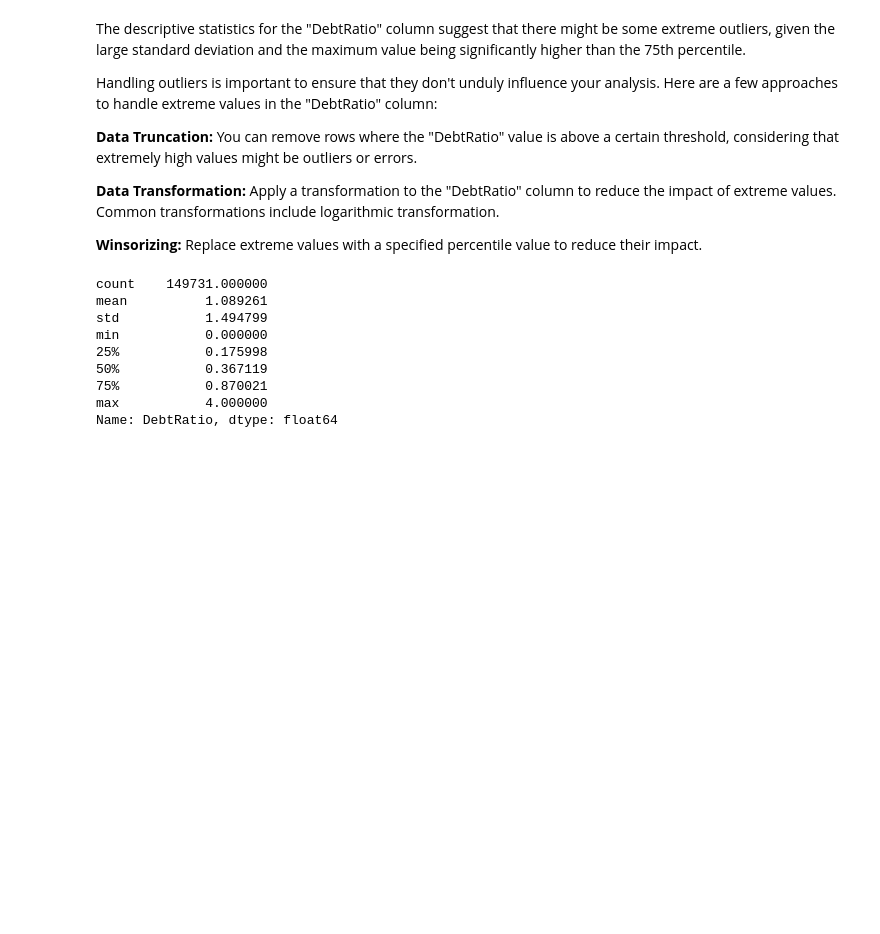
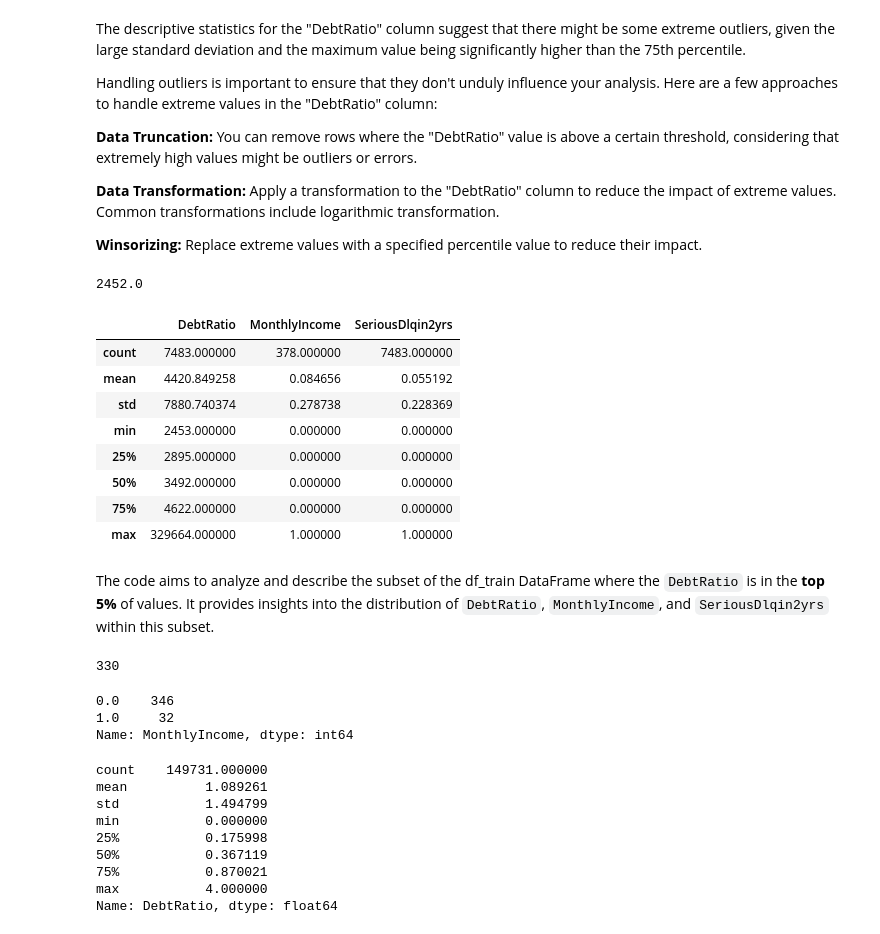
Before and after one commit to Saba-a11/Kaggle_Credit_Score, a Jupyter notebook: CreditModel.ipynb, the cells around one changed output. Cells and saved outputs as stored; diff of their text form; code cells hidden in the pictures; blank space fills up the shorter version.

```diff
--- a/CreditModel.ipynb
+++ b/CreditModel.ipynb
@@ -455,5 +455,33 @@ Handling outliers is important to ensure that they don't unduly influence your a
 **Data Transformation:** Apply a transformation to the "DebtRatio" column to reduce the impact of extreme values. Common transformations include logarithmic transformation.
 
 **Winsorizing:** Replace extreme values with a specified percentile value to reduce their impact.
+# %%
+df_train["DebtRatio"].quantile(0.95)
+# %% [output]
+2452.0
+# %%
+df_train.loc[df_train["DebtRatio"] > df_train["DebtRatio"].quantile(0.95)][["DebtRatio", "MonthlyIncome", "SeriousDlqin2yrs"]].describe()
+# %% [output]
+|  | DebtRatio | MonthlyIncome | SeriousDlqin2yrs |
+| count | 7483.000000 | 378.000000 | 7483.000000 |
+| mean | 4420.849258 | 0.084656 | 0.055192 |
+| std | 7880.740374 | 0.278738 | 0.228369 |
+| min | 2453.000000 | 0.000000 | 0.000000 |
+| 25% | 2895.000000 | 0.000000 | 0.000000 |
+| 50% | 3492.000000 | 0.000000 | 0.000000 |
+| 75% | 4622.000000 | 0.000000 | 0.000000 |
+| max | 329664.000000 | 1.000000 | 1.000000 |
+# %% [markdown]
+The code aims to analyze and describe the subset of the df_train DataFrame where the `DebtRatio` is in the **top 5%** of values. It provides insights into the distribution of `DebtRatio`, `MonthlyIncome`, and `SeriousDlqin2yrs` within this subset.
+# %%
+len(df_train[(df_train["DebtRatio"] > df_train["DebtRatio"].quantile(0.95)) & (df_train['SeriousDlqin2yrs'] == df_train['MonthlyIncome'])])
+# %% [output]
+330
+# %%
+df_train.loc[df_train["DebtRatio"] > df_train["DebtRatio"].quantile(0.95)]["MonthlyIncome"].value_counts()
+# %% [output]
+0.0    346
+1.0     32
+Name: MonthlyIncome, dtype: int64
 # %%
 # Set upper bound as the 95th percentile
```
Also changed, not shown: parts of 2 cells of this notebook.
